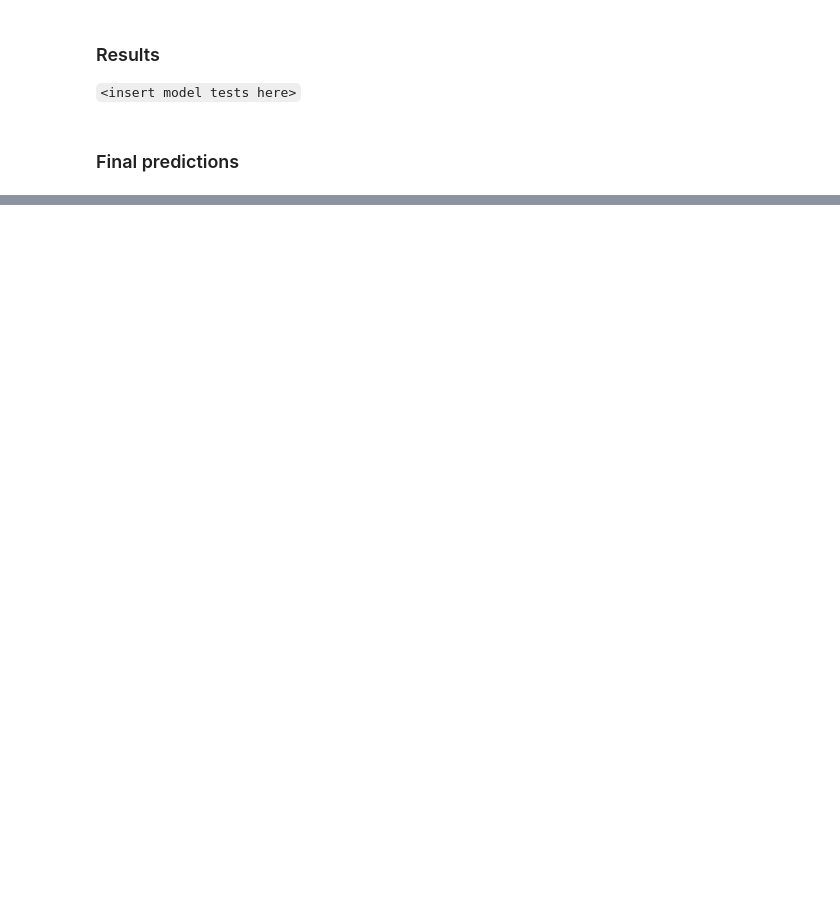
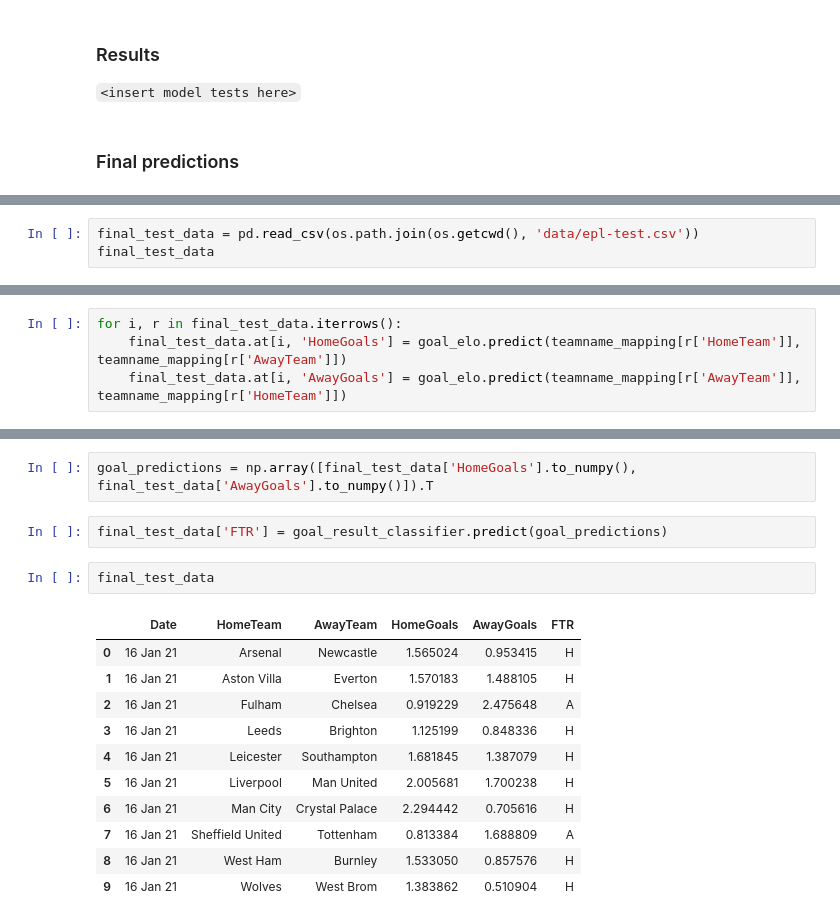
Before and after one commit to abircb/beat-the-bookie, a Jupyter notebook: main.ipynb, the cells around one changed output, grey strips where cells are left out. Drawn from its saved outputs; the diff is of its cells as text; blank space fills up the shorter version.

Commit message:
add final predictions

```diff
--- a/main.ipynb
+++ b/main.ipynb
@@ -301,0 +399,3 @@ print("SVC: ", f1_score(y_test, y_pred, average='weighted'))
+# %%
+final_test_data = pd.read_csv(os.path.join(os.getcwd(), 'data/epl-test.csv'))
+final_test_data
@@ -301,0 +414,4 @@ print("SVC: ", f1_score(y_test, y_pred, average='weighted'))
+# %%
+for i, r in final_test_data.iterrows():
+    final_test_data.at[i, 'HomeGoals'] = goal_elo.predict(teamname_mapping[r['HomeTeam']], teamname_mapping[r['AwayTeam']])
+    final_test_data.at[i, 'AwayGoals'] = goal_elo.predict(teamname_mapping[r['AwayTeam']], teamname_mapping[r['HomeTeam']])
@@ -301,0 +432,18 @@ print("SVC: ", f1_score(y_test, y_pred, average='weighted'))
+# %%
+goal_predictions = np.array([final_test_data['HomeGoals'].to_numpy(), final_test_data['AwayGoals'].to_numpy()]).T
+# %%
+final_test_data['FTR'] = goal_result_classifier.predict(goal_predictions)
+# %%
+final_test_data
+# %% [output]
+|  | Date | HomeTeam | AwayTeam | HomeGoals | AwayGoals | FTR |
+| 0 | 16 Jan 21 | Arsenal | Newcastle | 1.565024 | 0.953415 | H |
+| 1 | 16 Jan 21 | Aston Villa | Everton | 1.570183 | 1.488105 | H |
+| 2 | 16 Jan 21 | Fulham | Chelsea | 0.919229 | 2.475648 | A |
+| 3 | 16 Jan 21 | Leeds | Brighton | 1.125199 | 0.848336 | H |
+| 4 | 16 Jan 21 | Leicester | Southampton | 1.681845 | 1.387079 | H |
+| 5 | 16 Jan 21 | Liverpool | Man United | 2.005681 | 1.700238 | H |
+| 6 | 16 Jan 21 | Man City | Crystal Palace | 2.294442 | 0.705616 | H |
+| 7 | 16 Jan 21 | Sheffield United | Tottenham | 0.813384 | 1.688809 | A |
+| 8 | 16 Jan 21 | West Ham | Burnley | 1.533050 | 0.857576 | H |
+| 9 | 16 Jan 21 | Wolves | West Brom | 1.383862 | 0.510904 | H |
```
Also changed, not shown: parts of 25 cells of this notebook, 4 other files.
